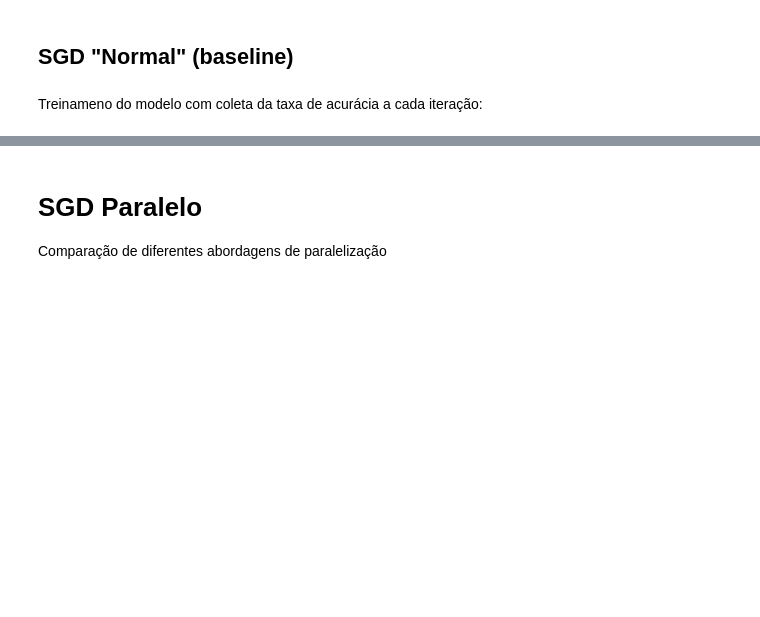
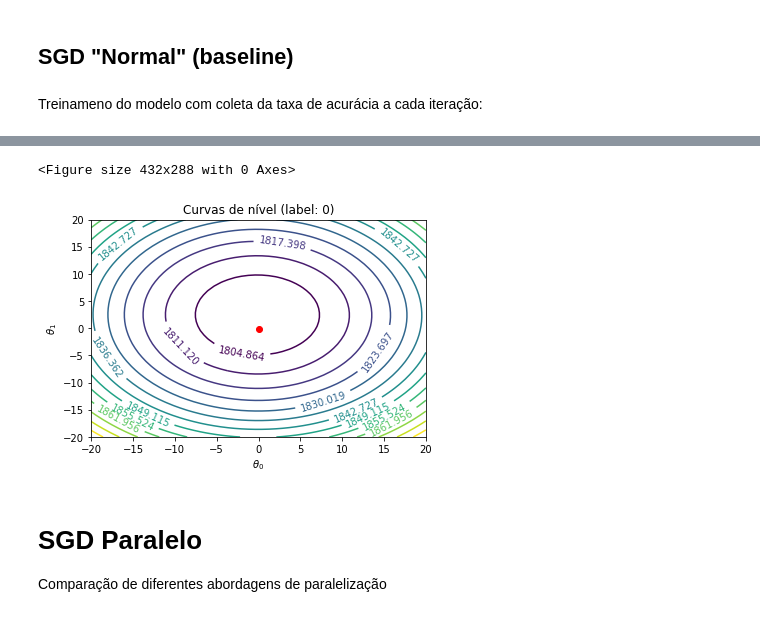
Before and after one commit to jcolares/gdp, a Jupyter notebook: GDParalelo.ipynb, the cells around one changed output, grey strips where cells are left out. Saved outputs shown, nothing was run; the diff lists cells and outputs as text; code cells hidden in the pictures; blank space fills up the shorter version.

```diff
--- a/GDParalelo.ipynb
+++ b/GDParalelo.ipynb
@@ -89,3 +93,46 @@ scores_base[-1]
+# %%
+#PCA
+X, y = make_regression(n_samples=n_samples, n_features=n_features,
+                       random_state=seed, noise=0.0, effective_rank=effective_rank)
+rs = ShuffleSplit(n_splits=5, test_size=.2, random_state=0)
+for train_index, test_index in rs.split(X):
+    pass
+
+x_pca = StandardScaler().fit_transform(X)
+
+pca = PCA(n_components=2)
+x_pca = pca.fit_transform(X)
+
+y_pca = StandardScaler().fit_transform(y.reshape((len(y),1)))
+y.shape = (len(y),)
+
+X_train_pca = pc[train_index]
+X_test_pca = pc[test_index]
+y_train_pca = y[train_index]
+y_test_pca = y[test_index]
+
+# Número máximo de iterações:
+n_iter = 5000
+
+# Modelo dde regressão do SciKit-Learn
+sgd_pca = SGDRegressor(max_iter = n_iter, tol = 0.001)
+
+# Treinamento do modelo e estatísticas
+sgd_pca.fit(X_train_pca, y_train_pca)
+
+# Availiação
+scores_base_pca = []
+cost_base_pca = []
+sgd = SGDRegressor(max_iter=1, tol=0.001, warm_start=True)
+for i in range(n_iter):
+    sgd.partial_fit(X_train_pca, y_train_pca)
+    scores_base_pca += [sgd.score(X_test_pca, y_test_pca)]
+    cost_base_pca += [utils.computeCost(X_test_pca,y_test_pca,sgd_pca.coef_)]
+
+utils.plot_contour(X_test_pca, y_test_pca, sgd_pca.coef_)
+# %% [output]
+<Figure size 432x288 with 0 Axes>
+[figure, added]
 # %% [markdown]
 
 # SGD Paralelo
```
Also changed, not shown: parts of 53 cells of this notebook, 1 other file.
